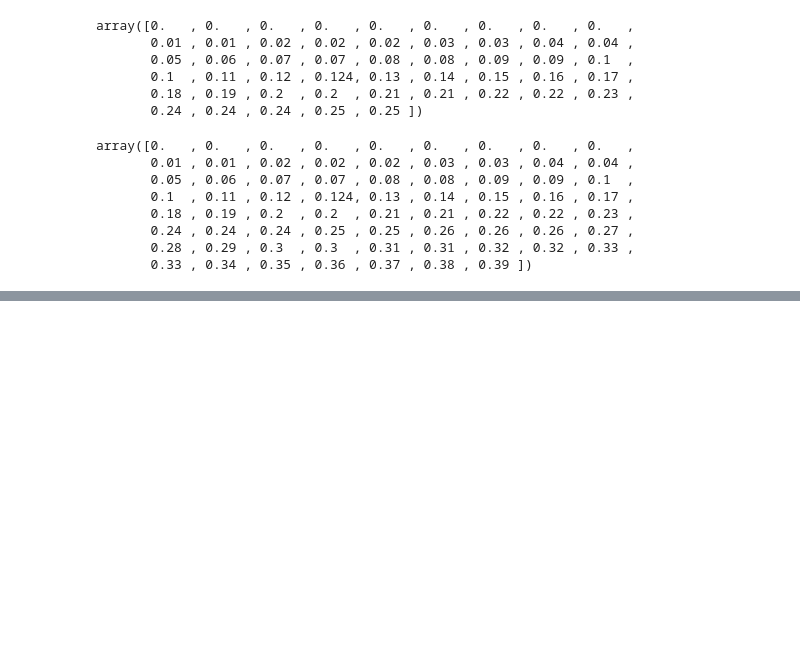
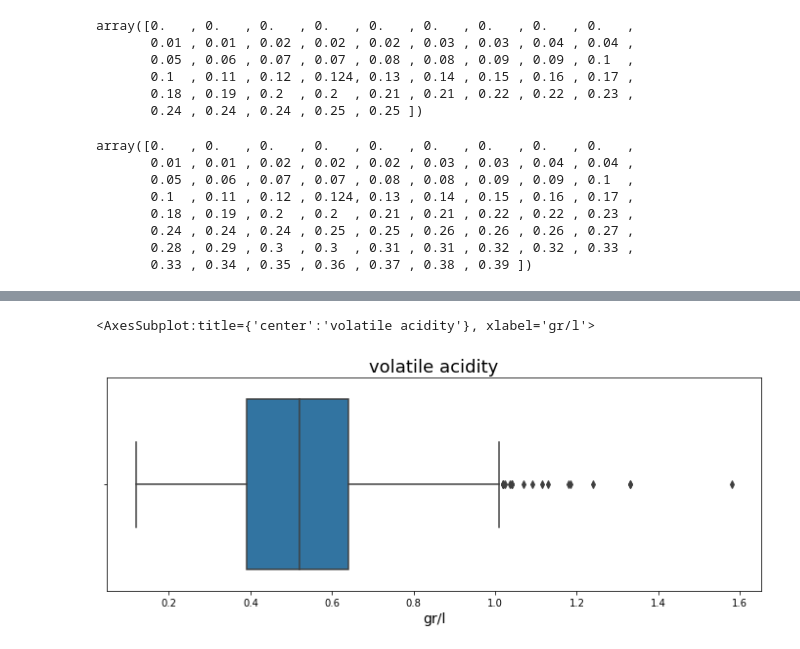
Before and after one commit to AdsonRoberto/ML_Analise_de_dados, a Jupyter notebook: analise_de_dados.ipynb, the cells around one changed output, grey strips where cells are left out. Cells and saved outputs as stored; diff of their text form; code cells hidden in the pictures; blank space fills up the shorter version.

```diff
--- a/analise_de_dados.ipynb
+++ b/analise_de_dados.ipynb
@@ -512,0 +541,9 @@ array([0.   , 0.   , 0.   , 0.   , 0.   , 0.   , 0.   , 0.   , 0.   ,
+# %%
+ax = sns.boxplot( x = 'volatile acidity', data = dados, orient = 'h')
+ax.figure.set_size_inches(12, 4)
+ax.set_title('volatile acidity', fontsize=18)
+ax.set_xlabel('gr/l', fontsize=14)
+ax
+# %% [output]
+<AxesSubplot:title={'center':'volatile acidity'}, xlabel='gr/l'>
+[figure, added]
```
Also changed, not shown: parts of 11 cells of this notebook.
